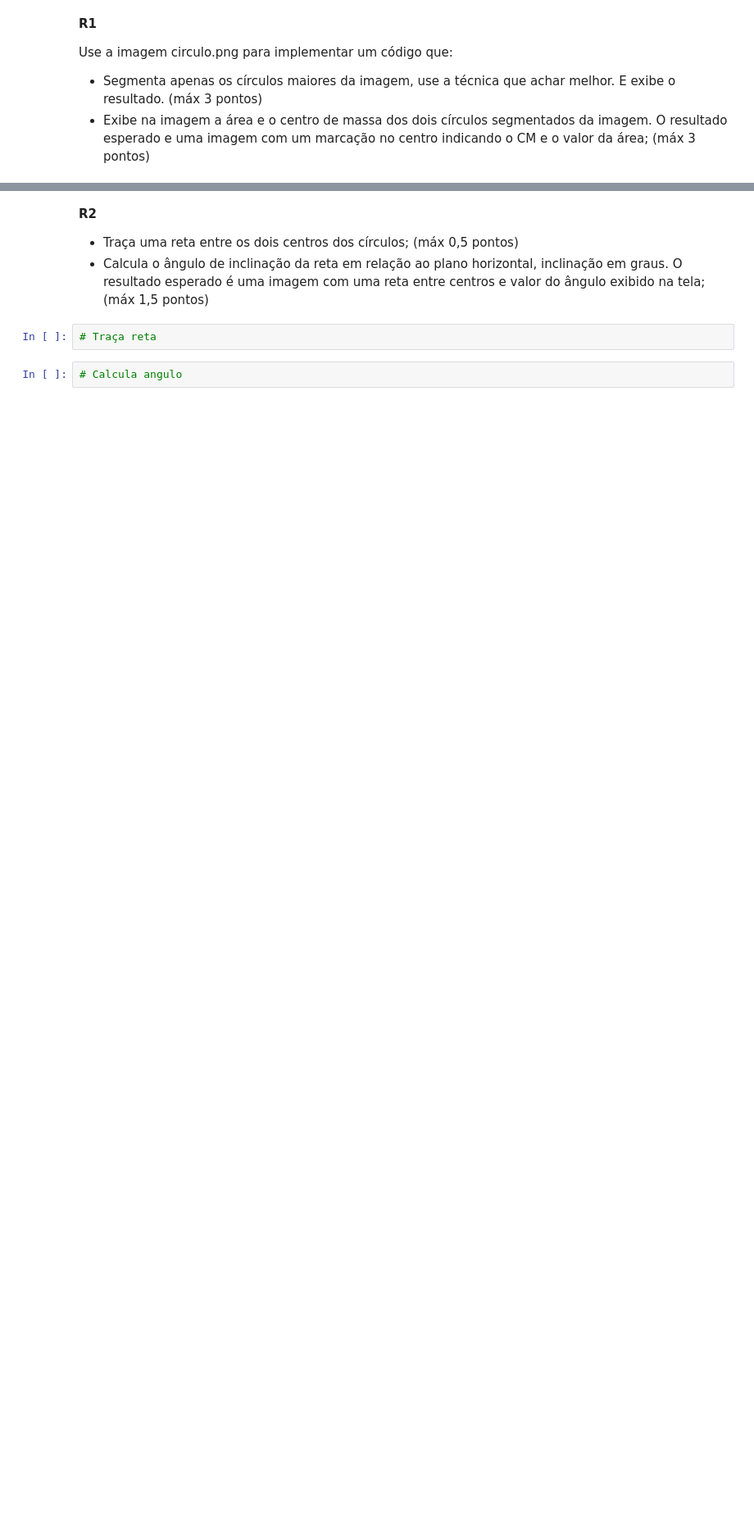
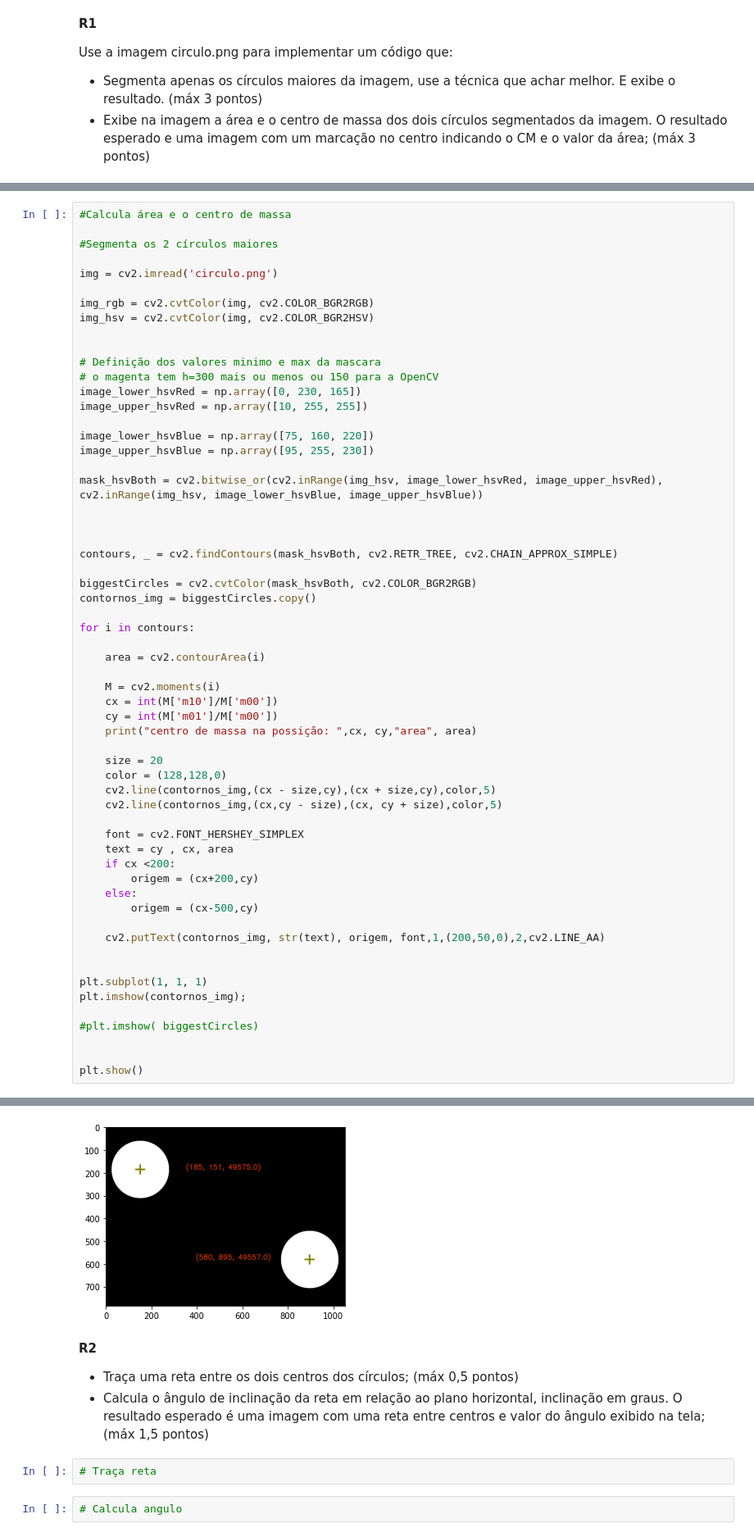
Before and after one commit to S3nna/Nac-09-03, a Jupyter notebook: Resolucao_R1_R2.ipynb, the cells around one changed output, grey strips where cells are left out. Shown at 82% size. Saved outputs shown, nothing was run; the diff lists cells and outputs as text; blank space fills up the shorter version.

```diff
--- a/Resolucao_R1_R2.ipynb
+++ b/Resolucao_R1_R2.ipynb
@@ -66,0 +67,60 @@ plt.show()
+# %%
+#Calcula área e o centro de massa
+
+#Segmenta os 2 círculos maiores
+
+img = cv2.imread('circulo.png')
+
+img_rgb = cv2.cvtColor(img, cv2.COLOR_BGR2RGB)
+img_hsv = cv2.cvtColor(img, cv2.COLOR_BGR2HSV)
+
+
+# Definição dos valores minimo e max da mascara
+# o magenta tem h=300 mais ou menos ou 150 para a OpenCV
+image_lower_hsvRed = np.array([0, 230, 165])
+image_upper_hsvRed = np.array([10, 255, 255])
+
+image_lower_hsvBlue = np.array([75, 160, 220])
+image_upper_hsvBlue = np.array([95, 255, 230])
+
+mask_hsvBoth = cv2.bitwise_or(cv2.inRange(img_hsv, image_lower_hsvRed, image_upper_hsvRed), cv2.inRange(img_hsv, image_lower_hsvBlue, image_upper_hsvBlue))
+
+
+
+contours, _ = cv2.findContours(mask_hsvBoth, cv2.RETR_TREE, cv2.CHAIN_APPROX_SIMPLE)
+
+biggestCircles = cv2.cvtColor(mask_hsvBoth, cv2.COLOR_BGR2RGB)
+contornos_img = biggestCircles.copy()
+
+for i in contours:
+
+    area = cv2.contourArea(i)
+
+    M = cv2.moments(i)
+    cx = int(M['m10']/M['m00'])
+    cy = int(M['m01']/M['m00'])
+    print("centro de massa na possição: ",cx, cy,"area", area)
+
+    size = 20
+    color = (128,128,0)
+    cv2.line(contornos_img,(cx - size,cy),(cx + size,cy),color,5)
+    cv2.line(contornos_img,(cx,cy - size),(cx, cy + size),color,5)
+
+    font = cv2.FONT_HERSHEY_SIMPLEX
+    text = cy , cx, area
+    if cx <200:
+        origem = (cx+200,cy)
+    else:
+        origem = (cx-500,cy)
+
+    cv2.putText(contornos_img, str(text), origem, font,1,(200,50,0),2,cv2.LINE_AA)
+
+
+plt.subplot(1, 1, 1)
+plt.imshow(contornos_img);
+
+#plt.imshow( biggestCircles)
+
+
+plt.show()
+# %% [output]
@@ -67,3 +129,4 @@ plt.show()
+[figure, added]
 # %% [markdown]
 **R2**
 
```
Also changed, not shown: parts of 3 cells of this notebook.
